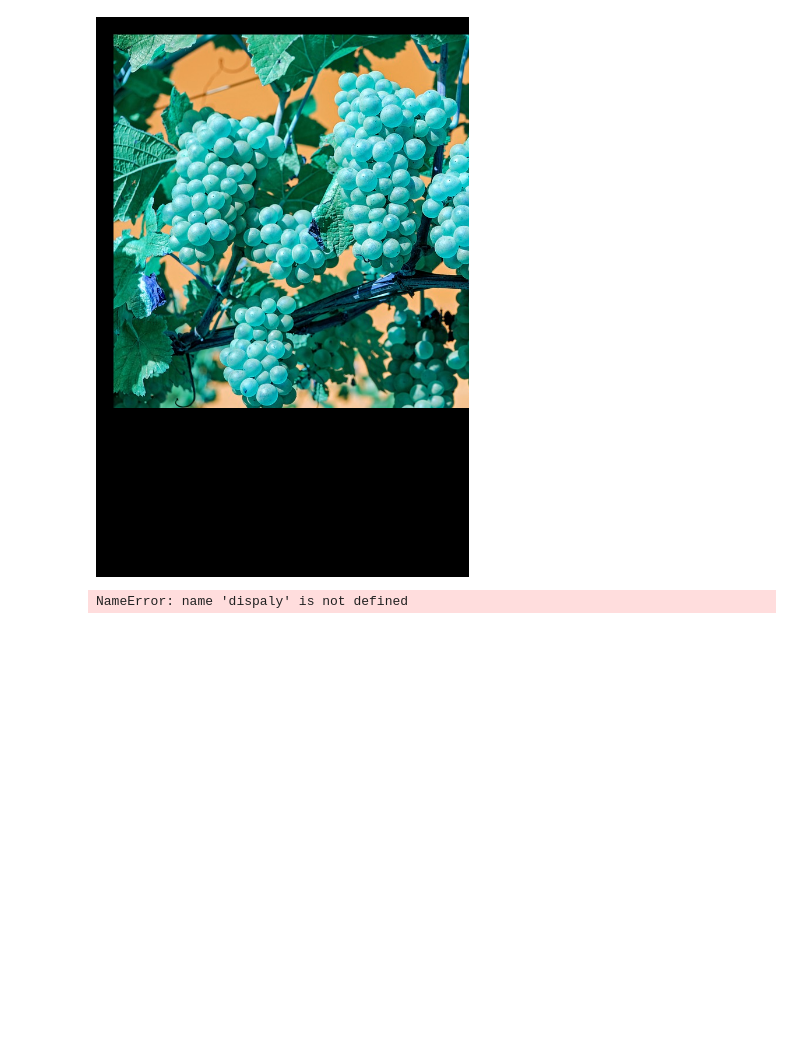
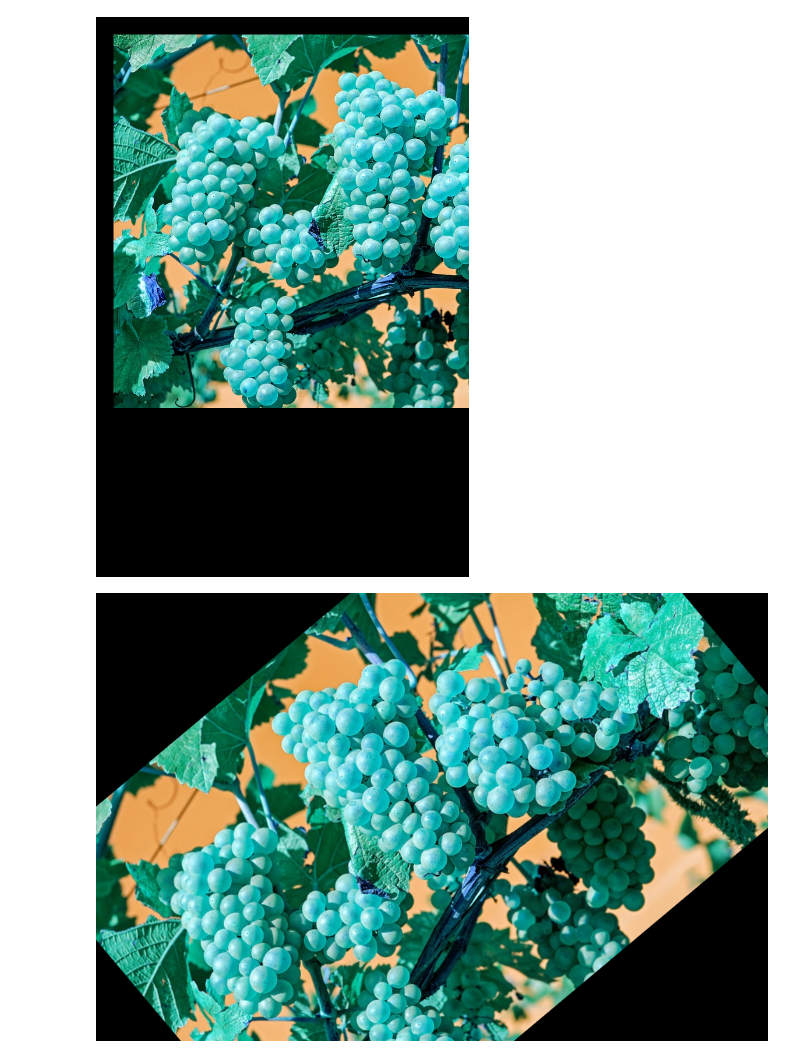
Before and after one commit to rr-rr-re/study_opencv, a Jupyter notebook: file_mount/src/study7.ipynb, the cells around one changed output. Drawn from its saved outputs; the diff is of its cells as text; code cells hidden in the pictures; blank space fills up the shorter version.

```diff
--- a/file_mount/src/study7.ipynb
+++ b/file_mount/src/study7.ipynb
@@ -17,6 +17,6 @@ display(Image.fromarray(img_afn))
 rot_mat = cv2.getRotationMatrix2D((w/2, h/2), 40, 1)
 img_afn2 = cv2.warpAffine(img, rot_mat, (w, h))
 # %%
-dispaly(Image.fromarray(img_afn2))
+display(Image.fromarray(img_afn2))
 # %% [output]
-NameError: name 'dispaly' is not defined
+[figure, added]
```
